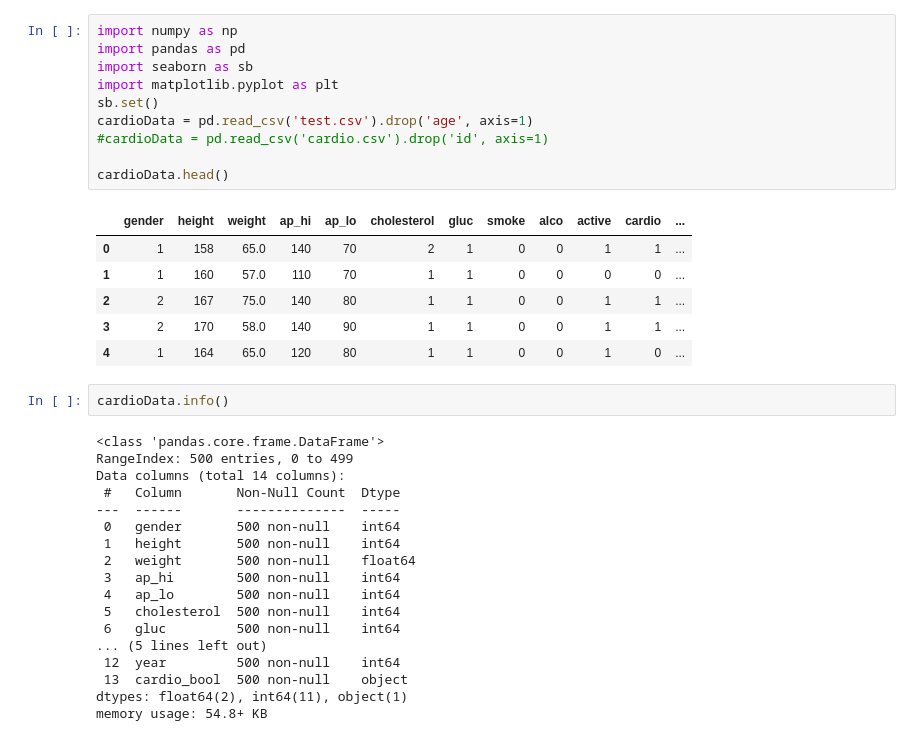
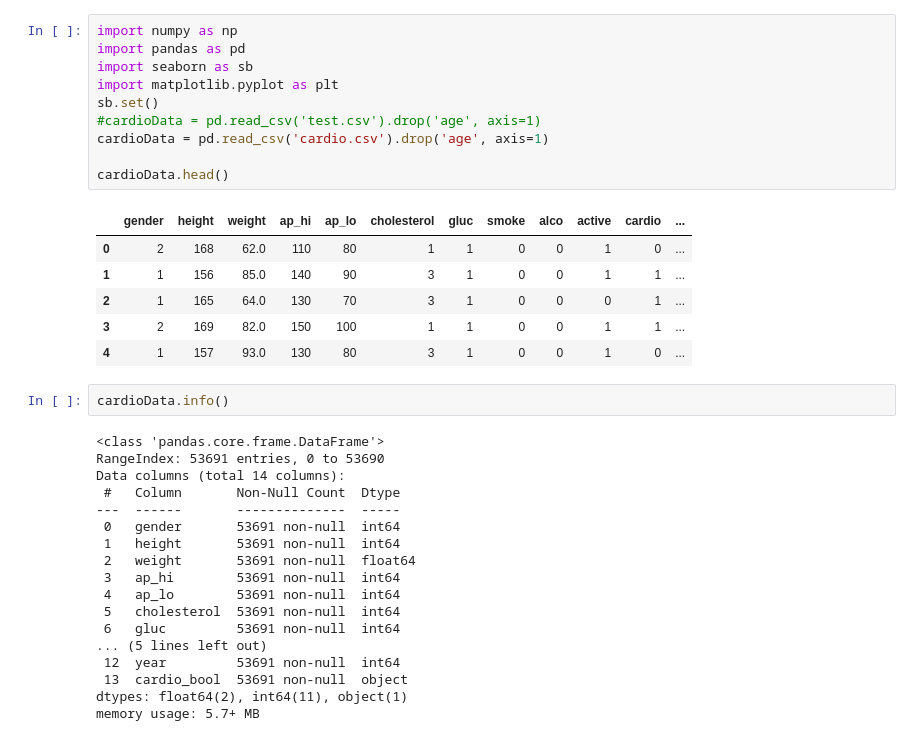
Before and after one commit to MarkIT2020/Group-Project, a Jupyter notebook: 2. Numeric analysis.ipynb, the cells around one changed output. Cells and saved outputs as stored; diff of their text form.

```diff
--- a/2. Numeric analysis.ipynb
+++ b/2. Numeric analysis.ipynb
@@ -1,40 +1,40 @@
 # %%
 import numpy as np
 import pandas as pd
 import seaborn as sb
 import matplotlib.pyplot as plt
 sb.set()
-cardioData = pd.read_csv('test.csv').drop('age', axis=1)
-#cardioData = pd.read_csv('cardio.csv').drop('id', axis=1)
+#cardioData = pd.read_csv('test.csv').drop('age', axis=1)
+cardioData = pd.read_csv('cardio.csv').drop('age', axis=1)
 
 cardioData.head()
 # %% [output]
 |  | gender | height | weight | ap_hi | ap_lo | cholesterol | gluc | smoke | alco | active | cardio | ... |
-| 0 | 1 | 158 | 65.0 | 140 | 70 | 2 | 1 | 0 | 0 | 1 | 1 | ... |
-| 1 | 1 | 160 | 57.0 | 110 | 70 | 1 | 1 | 0 | 0 | 0 | 0 | ... |
-| 2 | 2 | 167 | 75.0 | 140 | 80 | 1 | 1 | 0 | 0 | 1 | 1 | ... |
-| 3 | 2 | 170 | 58.0 | 140 | 90 | 1 | 1 | 0 | 0 | 1 | 1 | ... |
-| 4 | 1 | 164 | 65.0 | 120 | 80 | 1 | 1 | 0 | 0 | 1 | 0 | ... |
+| 0 | 2 | 168 | 62.0 | 110 | 80 | 1 | 1 | 0 | 0 | 1 | 0 | ... |
+| 1 | 1 | 156 | 85.0 | 140 | 90 | 3 | 1 | 0 | 0 | 1 | 1 | ... |
+| 2 | 1 | 165 | 64.0 | 130 | 70 | 3 | 1 | 0 | 0 | 0 | 1 | ... |
+| 3 | 2 | 169 | 82.0 | 150 | 100 | 1 | 1 | 0 | 0 | 1 | 1 | ... |
+| 4 | 1 | 157 | 93.0 | 130 | 80 | 3 | 1 | 0 | 0 | 1 | 0 | ... |
 # %%
 cardioData.info()
 # %% [output]
 <class 'pandas.core.frame.DataFrame'>
-RangeIndex: 500 entries, 0 to 499
+RangeIndex: 53691 entries, 0 to 53690
 Data columns (total 14 columns):
  #   Column       Non-Null Count  Dtype
 ---  ------       --------------  -----
- 0   gender       500 non-null    int64
- 1   height       500 non-null    int64
- 2   weight       500 non-null    float64
- 3   ap_hi        500 non-null    int64
- 4   ap_lo        500 non-null    int64
- 5   cholesterol  500 non-null    int64
- 6   gluc         500 non-null    int64
+ 0   gender       53691 non-null  int64
+ 1   height       53691 non-null  int64
+ 2   weight       53691 non-null  float64
+ 3   ap_hi        53691 non-null  int64
+ 4   ap_lo        53691 non-null  int64
+ 5   cholesterol  53691 non-null  int64
+ 6   gluc         53691 non-null  int64
 ... (5 lines left out)
- 12  year         500 non-null    int64
- 13  cardio_bool  500 non-null    object
+ 12  year         53691 non-null  int64
+ 13  cardio_bool  53691 non-null  object
 dtypes: float64(2), int64(11), object(1)
-memory usage: 54.8+ KB
+memory usage: 5.7+ MB
 # %%
 cardioData.describe()
 # %% [output]
```
Also changed, not shown: parts of 6 cells of this notebook, 6 other files.
